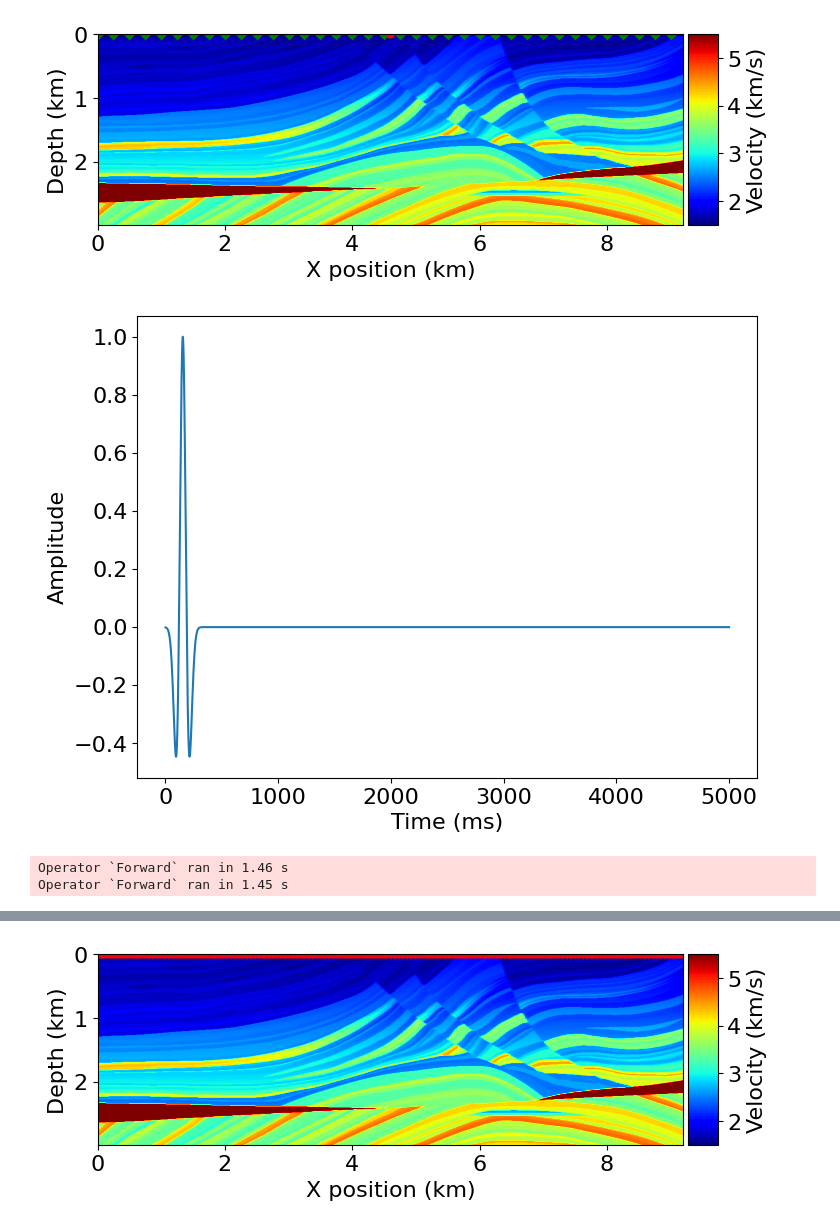
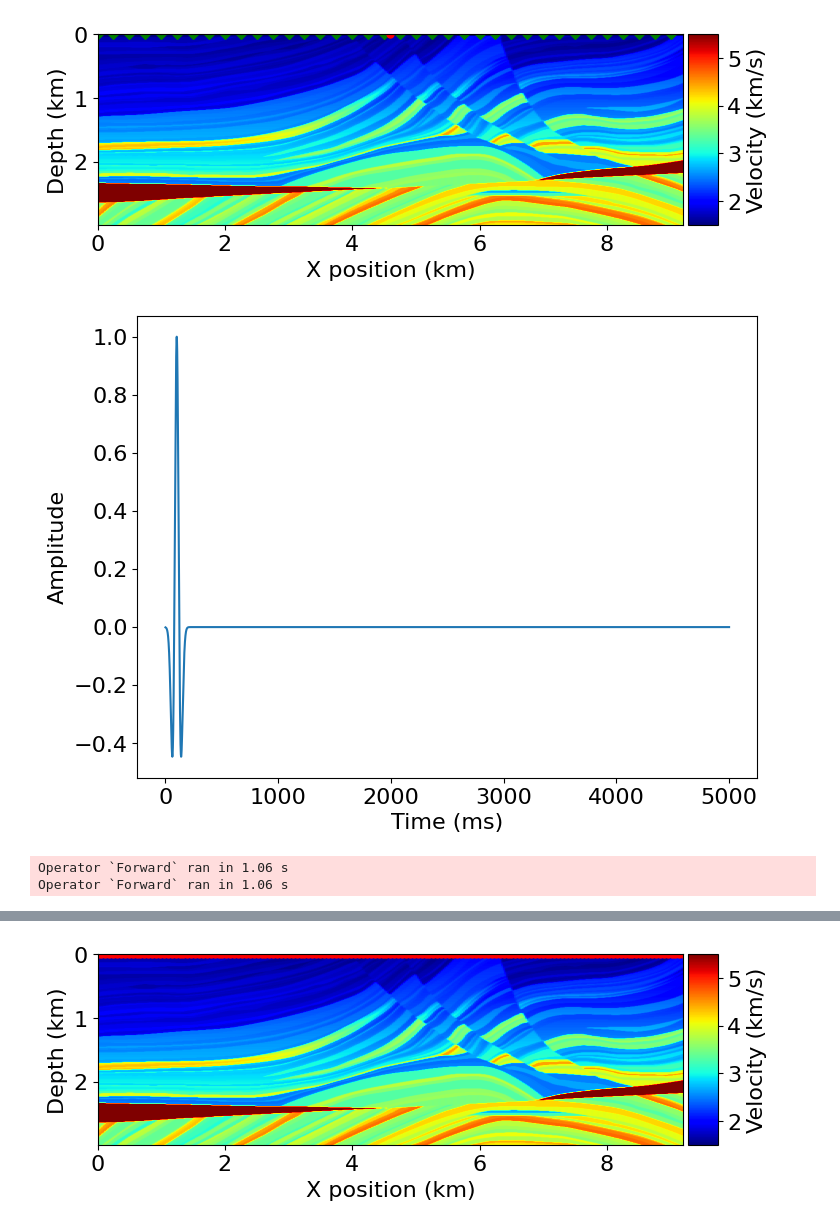
Before and after one commit to joaopaulomo/code_rtm_implemnte, a Jupyter notebook: rtm_implement.ipynb, the cells around one changed output, grey strips where cells are left out. Saved outputs shown, nothing was run; the diff lists cells and outputs as text; code cells hidden in the pictures.

```diff
--- a/rtm_implement.ipynb
+++ b/rtm_implement.ipynb
@@ -51,7 +52,7 @@ time_range = TimeAxis(start = t0, stop = tn, step = dt)
 # %%
 from examples.seismic import RickerSource
 
-f0 = 0.0065
+f0 = 0.01
 src = RickerSource(name='src', grid=model.grid, f0=f0, npoint=1, time_range=time_range)
 src.coordinates.data[0, :] = np.array(model.domain_size) * .5
 src.coordinates.data[0, -1] = 1.
@@ -68,10 +69,10 @@ plot_velocity(model, source=src.coordinates.data,receiver=rec_coordinates[::10,:
 # %%
 from examples.seismic import AcquisitionGeometry
 
-geometry = AcquisitionGeometry(model, rec_coordinates, src.coordinates.data, t0, tn, f0=.0065, src_type='Ricker')
+geometry = AcquisitionGeometry(model, rec_coordinates, src.coordinates.data, t0, tn, f0=f0, src_type='Ricker')
 geometry.src.show()
 # %% [output]
-[figure, old version]
+[figure, new version]
 # %%
 from examples.seismic.acoustic import AcousticWaveSolver
 from examples.seismic import plot_shotrecord
@@ -80,8 +81,8 @@ solver = AcousticWaveSolver(model, geometry, space_order=space_order)
 true_d , _, _ = solver.forward(vp=model.vp)
 smooth_d, _, _ = solver.forward(vp=model0.vp)
 # %% [output]
-Operator `Forward` ran in 1.46 s
-Operator `Forward` ran in 1.45 s
+Operator `Forward` ran in 1.06 s
+Operator `Forward` ran in 1.06 s
 # %%
 
 plot_shotrecord(true_d.data, model, t0, tn)
```
Also changed, not shown: parts of 10 cells of this notebook.
